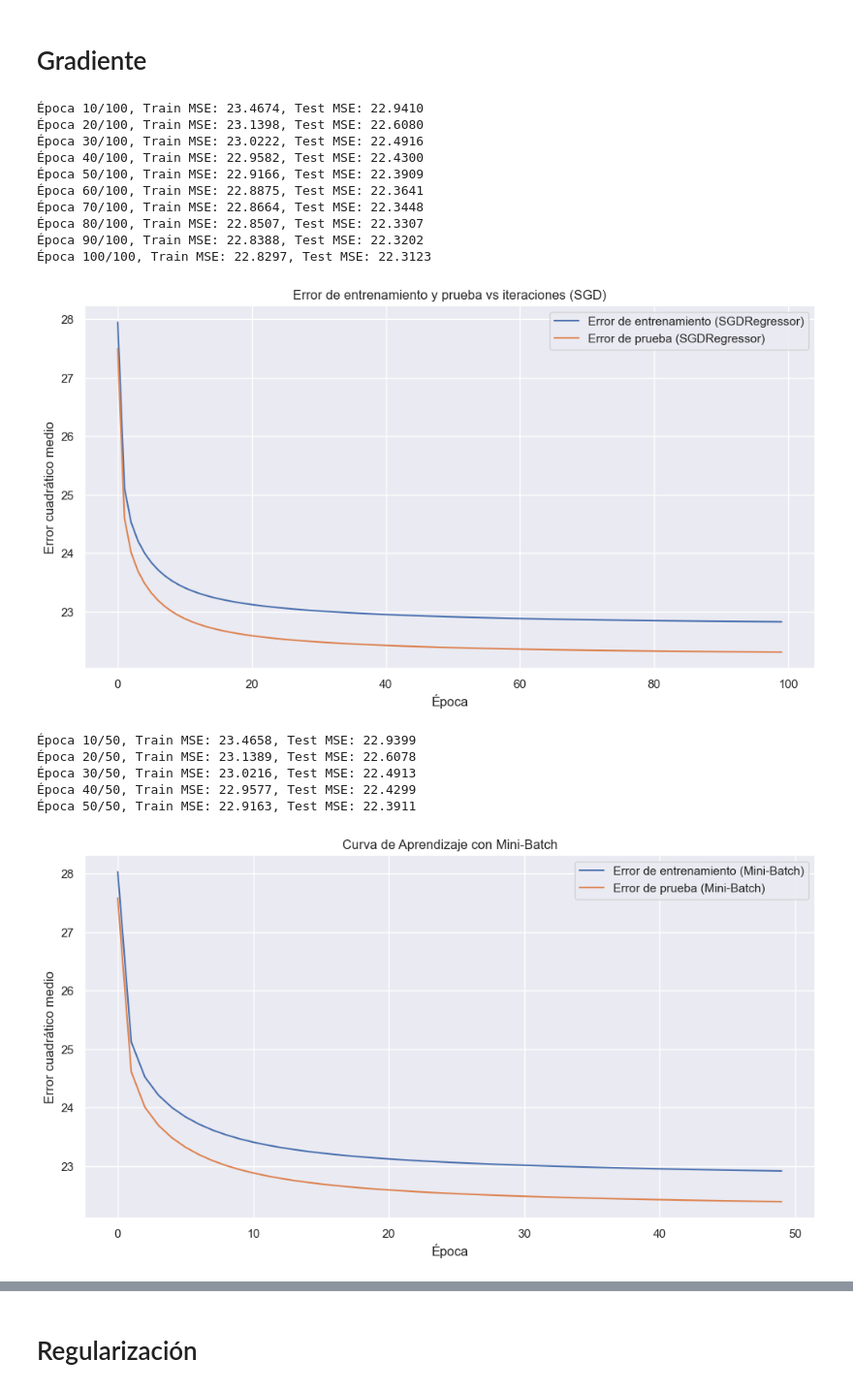
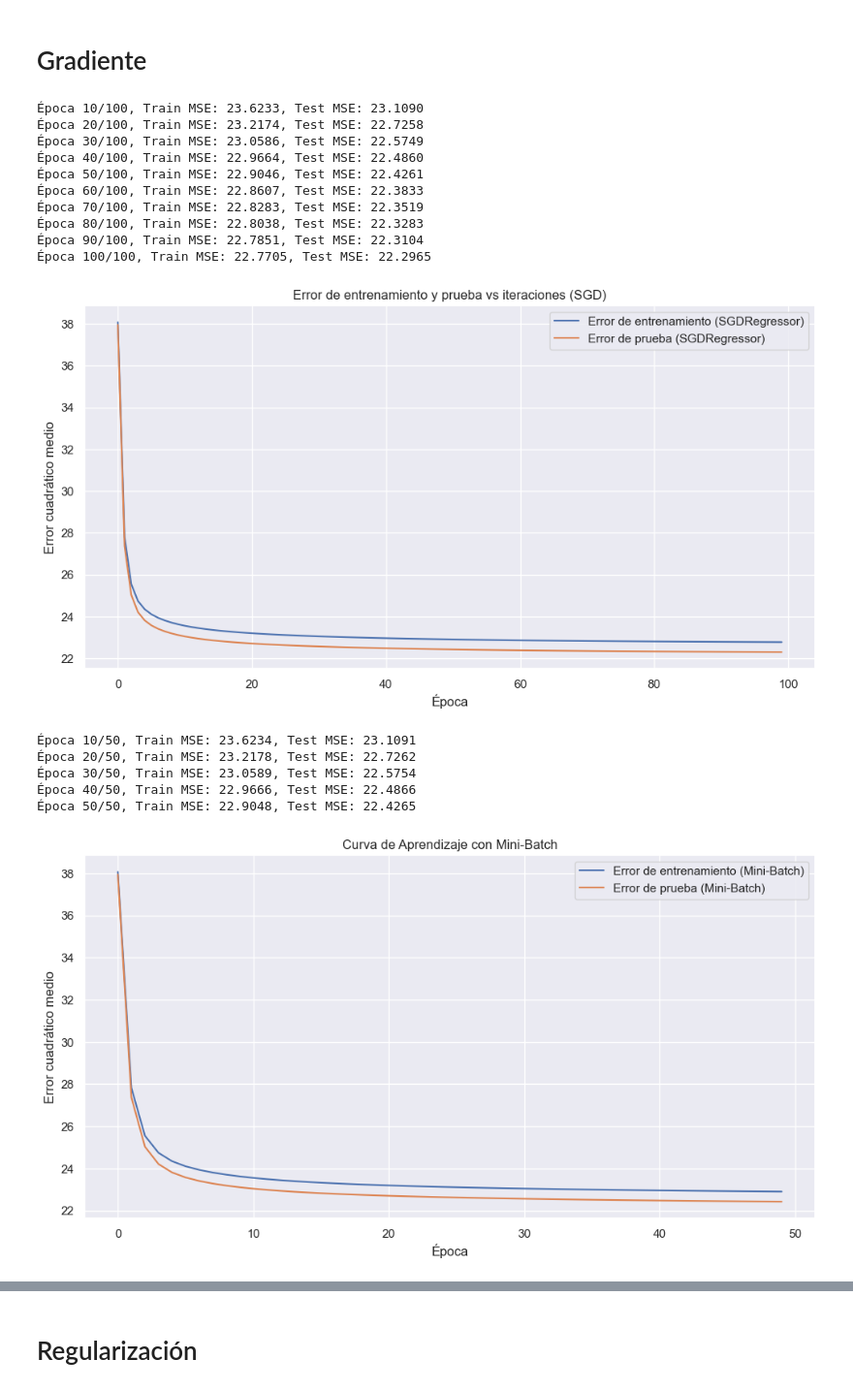
Before and after one commit to GenaCanciani/AA1-TUIA-2025C2-Canciani-Morales-Mancini, a Jupyter notebook: TP-Regresion-AA1-2025C1.ipynb, the cells around one changed output, grey strips where cells are left out. Shown at 97% size. Saved outputs shown, nothing was run; the diff lists cells and outputs as text; code cells hidden in the pictures.

```diff
--- a/TP-Regresion-AA1-2025C1.ipynb
+++ b/TP-Regresion-AA1-2025C1.ipynb
@@ -483,3 +460,12 @@ X_test.describe()
+# %%
+cols = ['distance_km']
+scaler = StandardScaler()
+# Copiar los DataFrames para no modificar los originales
+X_train_scaled = X_train.copy()
+X_test_scaled = X_test.copy()
+# Escalar solo las columnas especificadas
+X_train_scaled[cols] = scaler.fit_transform(X_train[cols])
+X_test_scaled[cols] = scaler.transform(X_test[cols])
 # %%
 pd.DataFrame(X_test_scaled,columns=X_test.columns).describe()
 # %% [output]
@@ -920,21 +682,24 @@ plt.title('Error de entrenamiento y prueba vs iteraciones (SGD)')
 plt.grid(True)
 plt.show()
 
+X_train_scaled_array = X_train_scaled.values
+X_test_scaled_array = X_test_scaled.values
+
 
 sgd = SGDRegressor(
     max_iter=1,  # Controlaremos las épocas manualmente
     tol=None,
     penalty=None,
     learning_rate='invscaling',
-    eta0=0.0001,  # Un lr pequeño es bueno para mini-batch
-    warm_start=True, # ¡CRÍTICO! No reinicia los pesos
+    eta0=0.0001,
+    warm_start=True,
     random_state=42
 )
 
 
 epochs = 50
-batch_size = 100 # <<--- ¡AQUÍ ESTÁ TU PARÁMETRO!
-n_samples = X_train_scaled.shape[0]
+batch_size = 100
+n_samples = X_train_scaled_array.shape[0]
 
 train_errors = []
 test_errors = []
@@ -944,57 +709,57 @@ for epoch in range(epochs):
 
 
     permutation = np.random.permutation(n_samples)
-    X_train_shuffled = X_train_scaled[permutation]
+    X_train_shuffled = X_train_scaled_array[permutation]
     y_train_shuffled = y_train_flat[permutation]
 
 
     for j in range(0, n_samples, batch_size):
         # Tomar un lote
         x_batch = X_train_shuffled[j:j + batch_size]
         y_batch = y_train_shuffled[j:j + batch_size]
 
         sgd.partial_fit(x_batch, y_batch)
 
     # Después de pasar por todos los lotes (una época completa), medir el error
-    y_train_pred = sgd.predict(X_train_scaled)
+    y_train_pred = sgd.predict(X_train_scaled_array)
     train_mse = mean_squared_error(y_train_flat, y_train_pred)
     train_errors.append(train_mse)
 
-    y_test_pred = sgd.predict(X_test_scaled)
+    y_test_pred = sgd.predict(X_test_scaled_array)
     test_mse = mean_squared_error(y_test_flat, y_test_pred)
     test_errors.append(test_mse)
 
     if (epoch + 1) % 10 == 0:
         print(f"Época {epoch+1}/{epochs}, Train MSE: {train_mse:.4f}, Test MSE: {test_mse:.4f}")
 
 
 plt.figure(figsize=(12, 6))
 plt.plot(range(epochs), train_errors, label='Error de entrenamiento (Mini-Batch)')
 plt.plot(range(epochs), test_errors, label='Error de prueba (Mini-Batch)')
 plt.xlabel('Época')
 plt.ylabel('Error cuadrático medio')
 plt.legend()
 plt.title('Curva de Aprendizaje con Mini-Batch')
 plt.grid(True)
 plt.show()
 # %% [output]
-Época 10/100, Train MSE: 23.4674, Test MSE: 22.9410
-Época 20/100, Train MSE: 23.1398, Test MSE: 22.6080
-Época 30/100, Train MSE: 23.0222, Test MSE: 22.4916
-Época 40/100, Train MSE: 22.9582, Test MSE: 22.4300
-Época 50/100, Train MSE: 22.9166, Test MSE: 22.3909
-Época 60/100, Train MSE: 22.8875, Test MSE: 22.3641
-Época 70/100, Train MSE: 22.8664, Test MSE: 22.3448
-Época 80/100, Train MSE: 22.8507, Test MSE: 22.3307
-Época 90/100, Train MSE: 22.8388, Test MSE: 22.3202
-Época 100/100, Train MSE: 22.8297, Test MSE: 22.3123
+Época 10/100, Train MSE: 23.6233, Test MSE: 23.1090
+Época 20/100, Train MSE: 23.2174, Test MSE: 22.7258
+Época 30/100, Train MSE: 23.0586, Test MSE: 22.5749
+Época 40/100, Train MSE: 22.9664, Test MSE: 22.4860
+Época 50/100, Train MSE: 22.9046, Test MSE: 22.4261
+Época 60/100, Train MSE: 22.8607, Test MSE: 22.3833
+Época 70/100, Train MSE: 22.8283, Test MSE: 22.3519
+Época 80/100, Train MSE: 22.8038, Test MSE: 22.3283
+Época 90/100, Train MSE: 22.7851, Test MSE: 22.3104
+Época 100/100, Train MSE: 22.7705, Test MSE: 22.2965
-[figure, old version]
+[figure, new version]
-Época 10/50, Train MSE: 23.4658, Test MSE: 22.9399
-Época 20/50, Train MSE: 23.1389, Test MSE: 22.6078
-Época 30/50, Train MSE: 23.0216, Test MSE: 22.4913
-Época 40/50, Train MSE: 22.9577, Test MSE: 22.4299
-Época 50/50, Train MSE: 22.9163, Test MSE: 22.3911
+Época 10/50, Train MSE: 23.6234, Test MSE: 23.1091
+Época 20/50, Train MSE: 23.2178, Test MSE: 22.7262
+Época 30/50, Train MSE: 23.0589, Test MSE: 22.5754
+Época 40/50, Train MSE: 22.9666, Test MSE: 22.4866
+Época 50/50, Train MSE: 22.9048, Test MSE: 22.4265
-[figure, old version]
+[figure, new version]
 # %%
 gradient_descent(X_train_scaled, y_train_scaled, X_test_scaled, y_test_scaled, lr=0.01, epochs=200)
 # %% [output]
```
Also changed, not shown: parts of 32 cells of this notebook.
